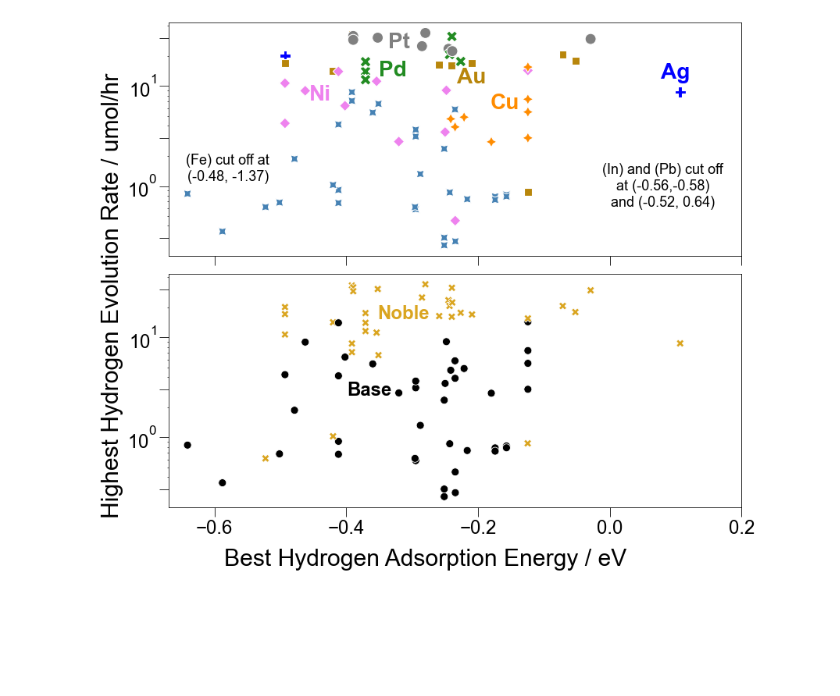
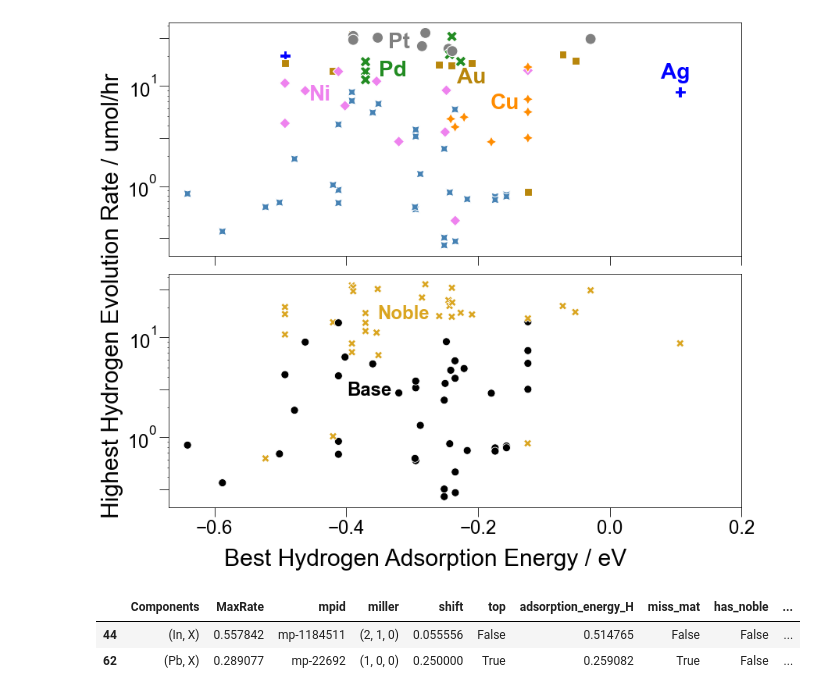
Before and after one commit to ulissigroup/DOE_HER, a Jupyter notebook: figure_code/volcano_fig.ipynb, the cells around one changed output. Saved outputs shown, nothing was run; the diff lists cells and outputs as text; code cells hidden in the pictures; blank space fills up the shorter version.

Commit message:
fixed cutoff text

```diff
--- a/figure_code/volcano_fig.ipynb
+++ b/figure_code/volcano_fig.ipynb
@@ -47,18 +33,11 @@ ax.text(-0.44, np.exp(2.1), 'Ni', c=metal_color_palette['Ni'], fontsize=28, weig
 ax.text(-0.16, np.exp(1.9), 'Cu', c=metal_color_palette['Cu'], fontsize=28, weight='bold', ha='center', va='center')
 # ax.text(-0.27, 1.7, 'Co', c='blue', fontsize=28, weight='bold', ha='center', va='center')
 ax.set_xlim([-0.67, 0.2])
-ax.text(
-    -0.58,
-    np.exp(0.4),
-    "(Fe) cut off at\n(-0.48, -1.37)",
-    ha="center",
-    va="center",
-    fontsize=18,
-)
+
 ax.text(
     0.08,
     np.exp(0),
-    "(In) and (Pb) cut off\nat (-0.56,-0.58)\nand (-0.52, 0.64)",
+    "(Pb) and (In) cut off\nat (0.26,-0.29)\nand (0.51, 0.56)",
     ha="center",
     va="center",
     fontsize=18,
@@ -89,31 +68,37 @@ plt.tight_layout()
 ax.text(
     0.41,
     0.83,
     "Noble",
     fontsize=24,
     fontweight="bold",
     horizontalalignment="center",
     verticalalignment="center",
     transform=ax.transAxes,
     color="goldenrod",
 )
 ax.text(
     0.35,
     0.5,
     "Base",
     fontsize=24,
     fontweight="bold",
     horizontalalignment="center",
     verticalalignment="center",
     transform=ax.transAxes,
     color="black",
 )
 
 fig.supxlabel("Best Hydrogen Adsorption Energy / eV", fontsize=30)
 fig.supylabel("Highest Hydrogen Evolution Rate / umol/hr", fontsize=30)
 plt.tight_layout()
 fig.savefig("../figures/fig_4_volcano.png", bbox_inches="tight", dpi=300)
 if not showfigs:
     plt.close(fig)
 # %% [output]
-[figure, old version]
+[figure, new version]
+# %%
+plot_df[plot_df.adsorption_energy_H>0.2]
+# %% [output]
+|  | Components | MaxRate | mpid | miller | shift | top | adsorption_energy_H | miss_mat | has_noble | ... |
+| 44 | (In, X) | 0.557842 | mp-1184511 | (2, 1, 0) | 0.055556 | False | 0.514765 | False | False | ... |
+| 62 | (Pb, X) | 0.289077 | mp-22692 | (1, 0, 0) | 0.250000 | True | 0.259082 | True | False | ... |
```
Also changed, not shown: parts of 1 cell of this notebook, 1 other file.
